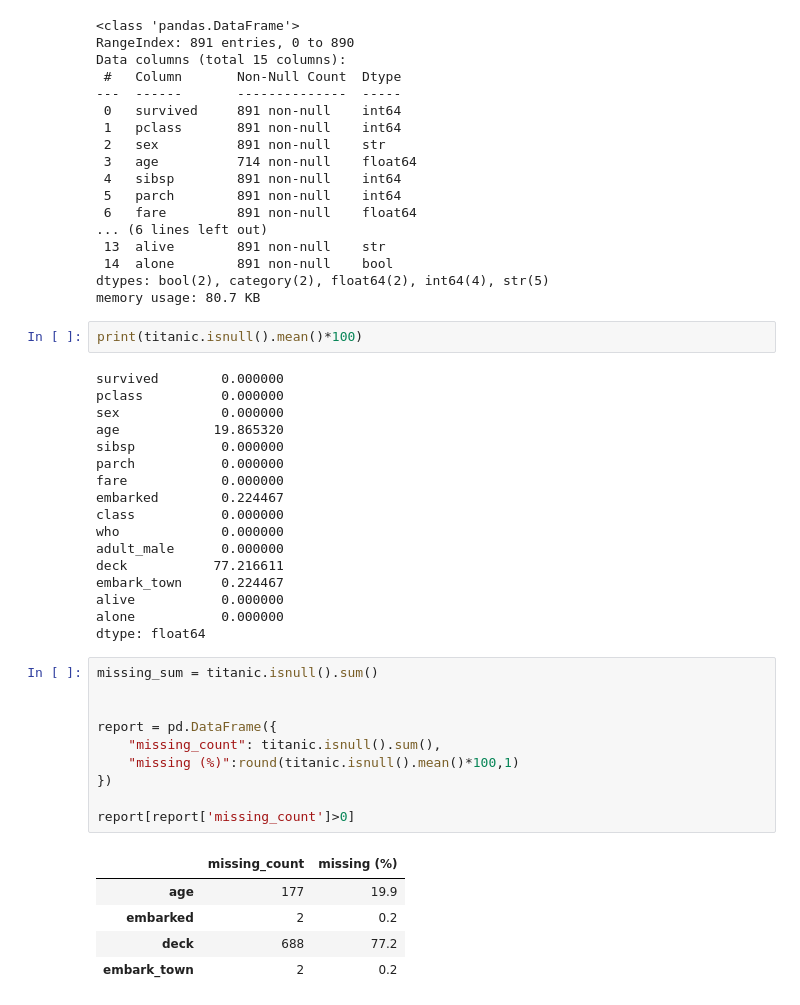
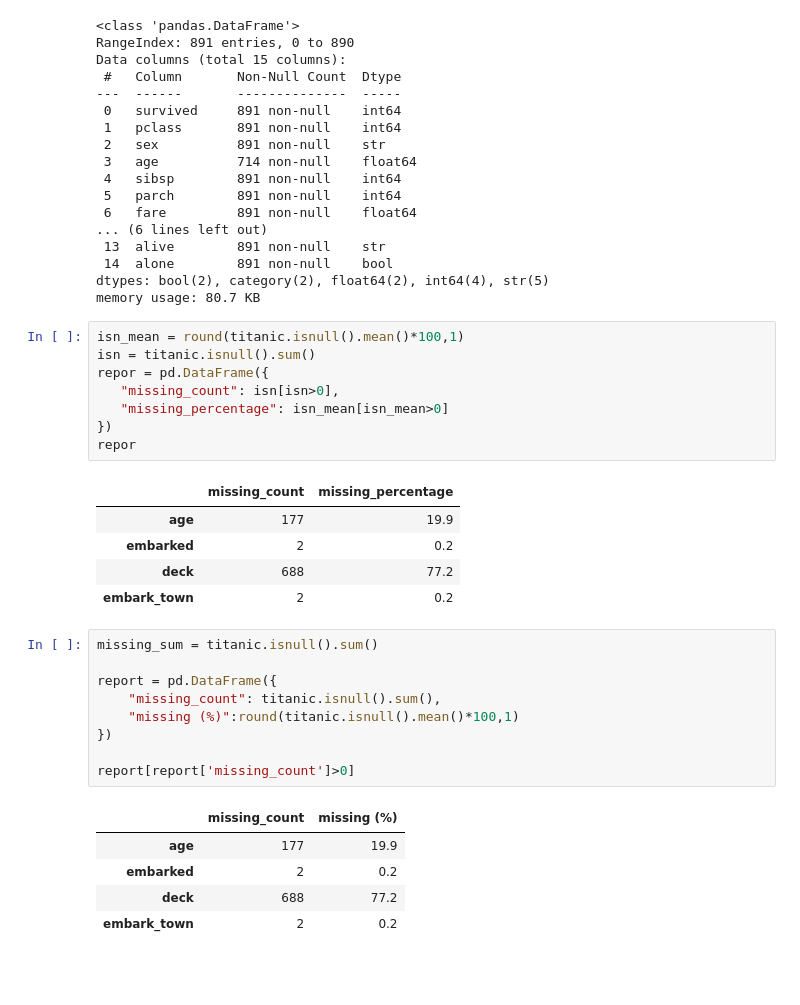
Before and after one commit to srk82mwi/pandas_python, a Jupyter notebook: 16.Handling_missing_data.ipynb, the cells around one changed output. Drawn from its saved outputs; the diff is of its cells as text; blank space fills up the shorter version.

```diff
--- a/16.Handling_missing_data.ipynb
+++ b/16.Handling_missing_data.ipynb
@@ -40,27 +40,21 @@ Data columns (total 15 columns):
 dtypes: bool(2), category(2), float64(2), int64(4), str(5)
 memory usage: 80.7 KB
 # %%
-print(titanic.isnull().mean()*100)
+isn_mean = round(titanic.isnull().mean()*100,1)
+isn = titanic.isnull().sum()
+repor = pd.DataFrame({
+   "missing_count": isn[isn>0],
+   "missing_percentage": isn_mean[isn_mean>0]
+})
+repor
 # %% [output]
-survived        0.000000
-pclass          0.000000
-sex             0.000000
-age            19.865320
-sibsp           0.000000
-parch           0.000000
-fare            0.000000
-embarked        0.224467
-class           0.000000
-who             0.000000
-adult_male      0.000000
-deck           77.216611
-embark_town     0.224467
-alive           0.000000
-alone           0.000000
-dtype: float64
+|  | missing_count | missing_percentage |
+| age | 177 | 19.9 |
+| embarked | 2 | 0.2 |
+| deck | 688 | 77.2 |
+| embark_town | 2 | 0.2 |
 # %%
 missing_sum = titanic.isnull().sum()
-
 
 report = pd.DataFrame({
     "missing_count": titanic.isnull().sum(),
```
Also changed, not shown: parts of 15 cells of this notebook, 1 other file.
